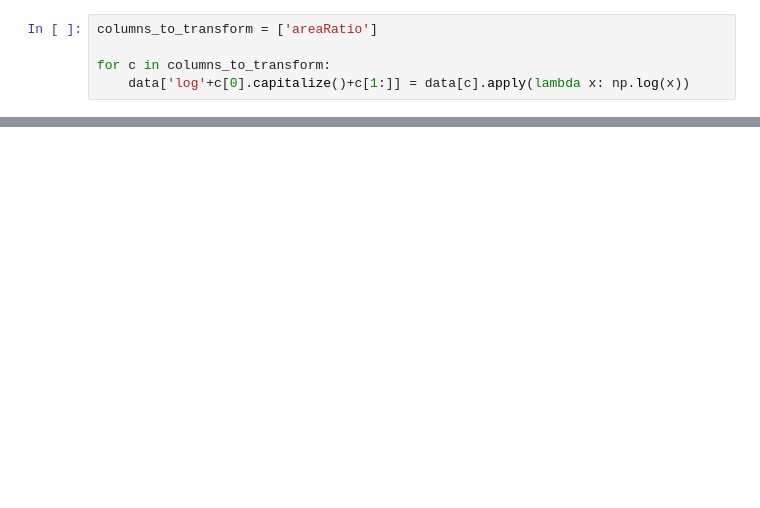
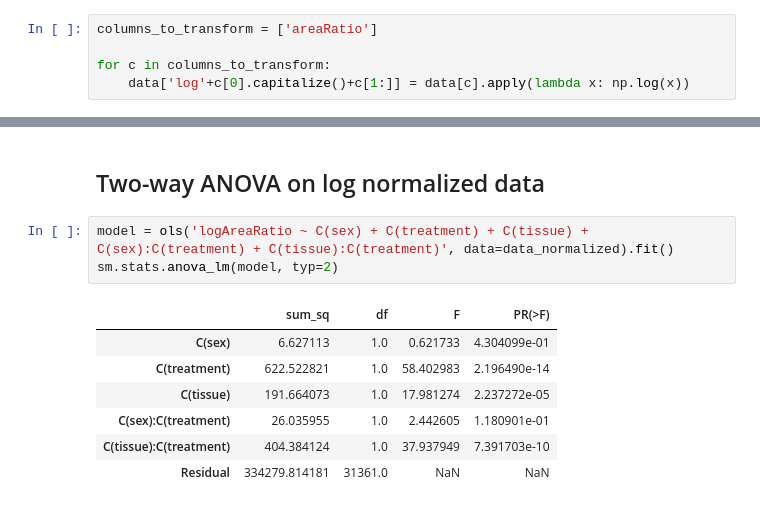
Before and after one commit to Ivan2nn/lipids, a Jupyter notebook: analysis.ipynb, the cells around one changed output, grey strips where cells are left out. Saved outputs shown, nothing was run; the diff lists cells and outputs as text; blank space fills up the shorter version.

```diff
--- a/analysis.ipynb
+++ b/analysis.ipynb
@@ -56,0 +138,13 @@ RanksumsResult(statistic=-10.833823824100495, pvalue=2.3800419067222896e-27)
+# %% [markdown]
+## Two-way ANOVA on log normalized data
+# %%
+model = ols('logAreaRatio ~ C(sex) + C(treatment) + C(tissue) + C(sex):C(treatment) + C(tissue):C(treatment)', data=data_normalized).fit()
+sm.stats.anova_lm(model, typ=2)
+# %% [output]
+|  | sum_sq | df | F | PR(>F) |
+| C(sex) | 6.627113 | 1.0 | 0.621733 | 4.304099e-01 |
+| C(treatment) | 622.522821 | 1.0 | 58.402983 | 2.196490e-14 |
+| C(tissue) | 191.664073 | 1.0 | 17.981274 | 2.237272e-05 |
+| C(sex):C(treatment) | 26.035955 | 1.0 | 2.442605 | 1.180901e-01 |
+| C(tissue):C(treatment) | 404.384124 | 1.0 | 37.937949 | 7.391703e-10 |
+| Residual | 334279.814181 | 31361.0 | NaN | NaN |
```
Also changed, not shown: parts of 19 cells of this notebook.
